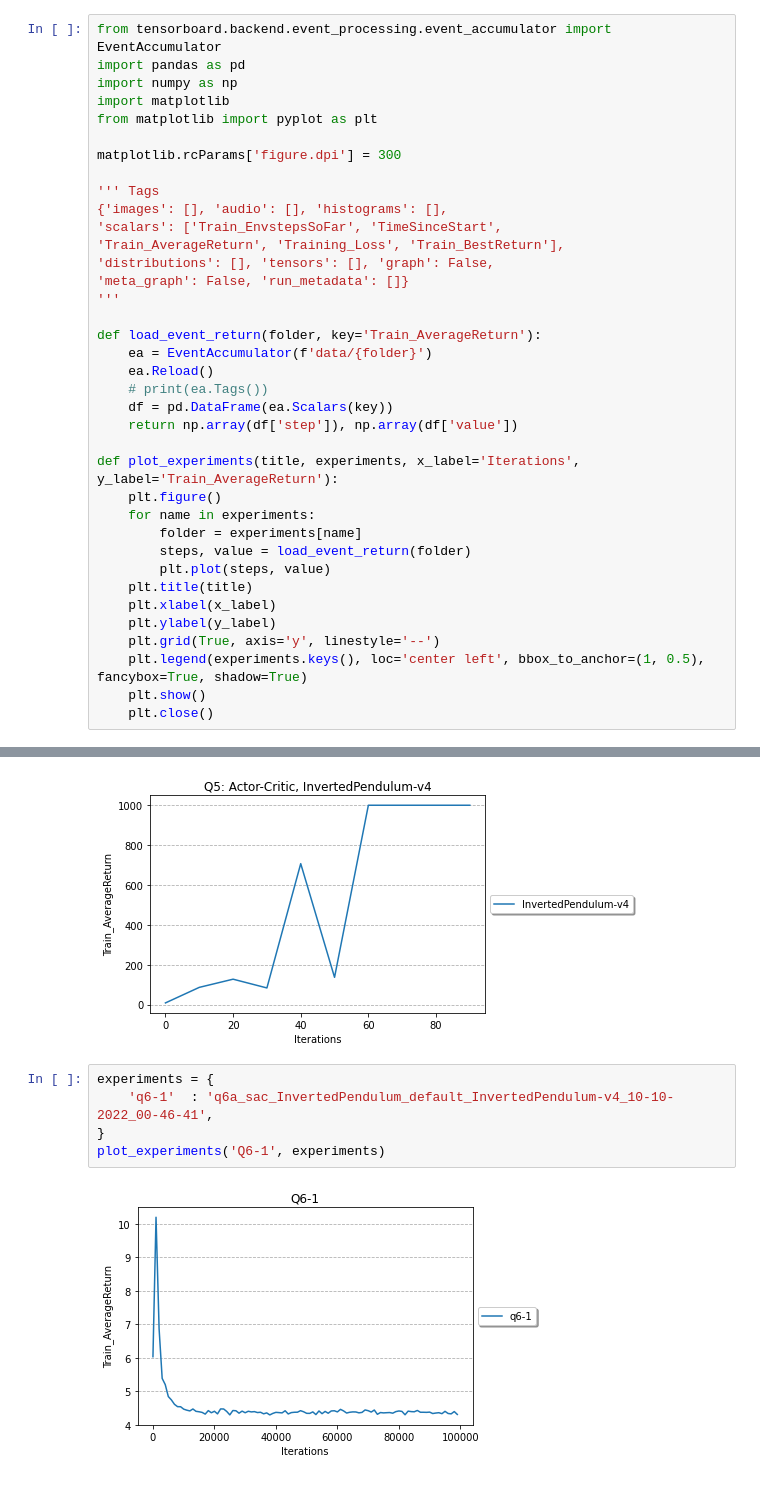
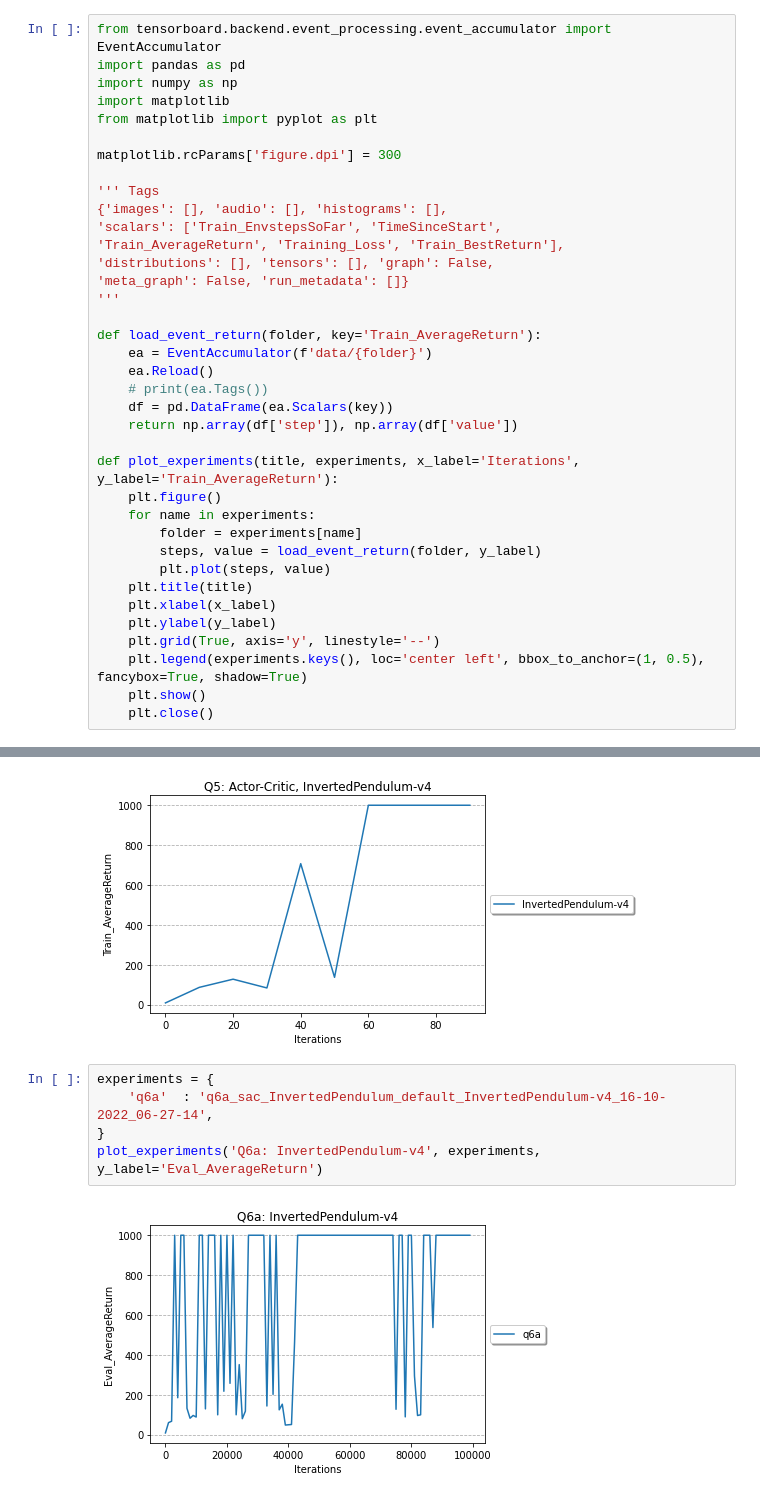
Before and after one commit to EthanZyh/CS285_Homework_fall2022, a Jupyter notebook: hw3/cs285/scripts/plot.ipynb, the cells around one changed output, grey strips where cells are left out. Cells and saved outputs as stored; diff of their text form.

```diff
--- a/hw3/cs285/scripts/plot.ipynb
+++ b/hw3/cs285/scripts/plot.ipynb
@@ -30,7 +30,7 @@ def plot_experiments(title, experiments, x_label='Iterations', y_label='Train_Av
     plt.figure()
     for name in experiments:
         folder = experiments[name]
-        steps, value = load_event_return(folder)
+        steps, value = load_event_return(folder, y_label)
         plt.plot(steps, value)
     plt.title(title)
     plt.xlabel(x_label)
@@ -111,10 +111,10 @@ experiments = {
 plot_experiments('Q5: Actor-Critic, InvertedPendulum-v4', experiments)
 # %% [output]
 [figure]
-# %%
-experiments = {
-    'q6-1'  : 'q6a_sac_InvertedPendulum_default_InvertedPendulum-v4_10-10-2022_00-46-41',
-}
-plot_experiments('Q6-1', experiments)
-# %% [output]
-[figure, removed]
+# %%
+experiments = {
+    'q6a'  : 'q6a_sac_InvertedPendulum_default_InvertedPendulum-v4_16-10-2022_06-27-14',
+}
+plot_experiments('Q6a: InvertedPendulum-v4', experiments, y_label='Eval_AverageReturn')
+# %% [output]
+[figure, added]
```
Also changed, not shown: parts of 1 cell of this notebook, 3 other files.
